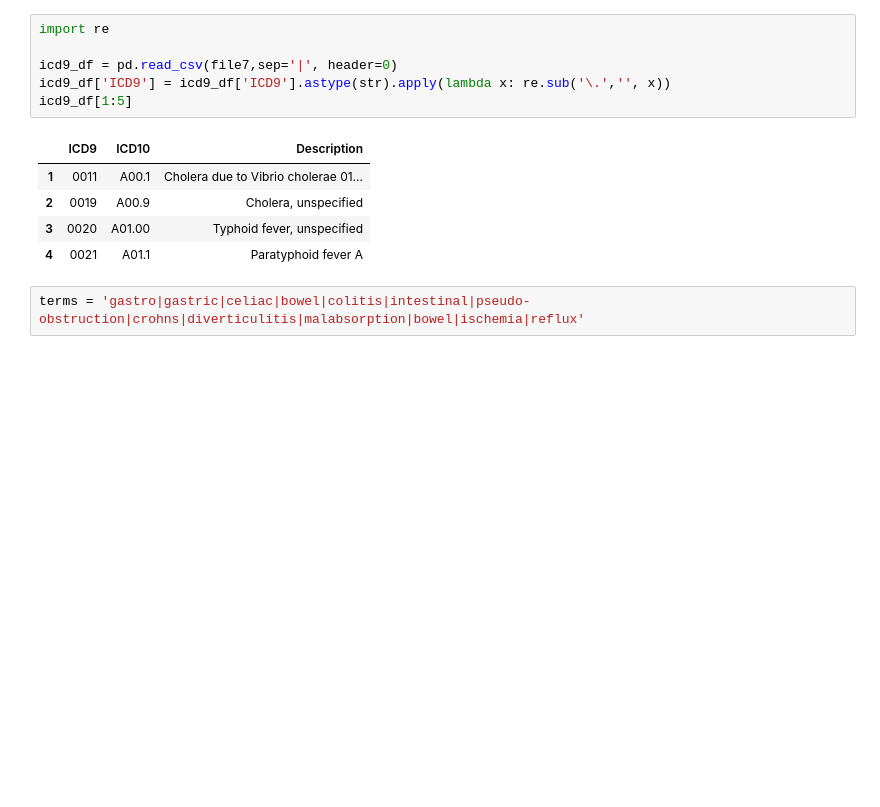
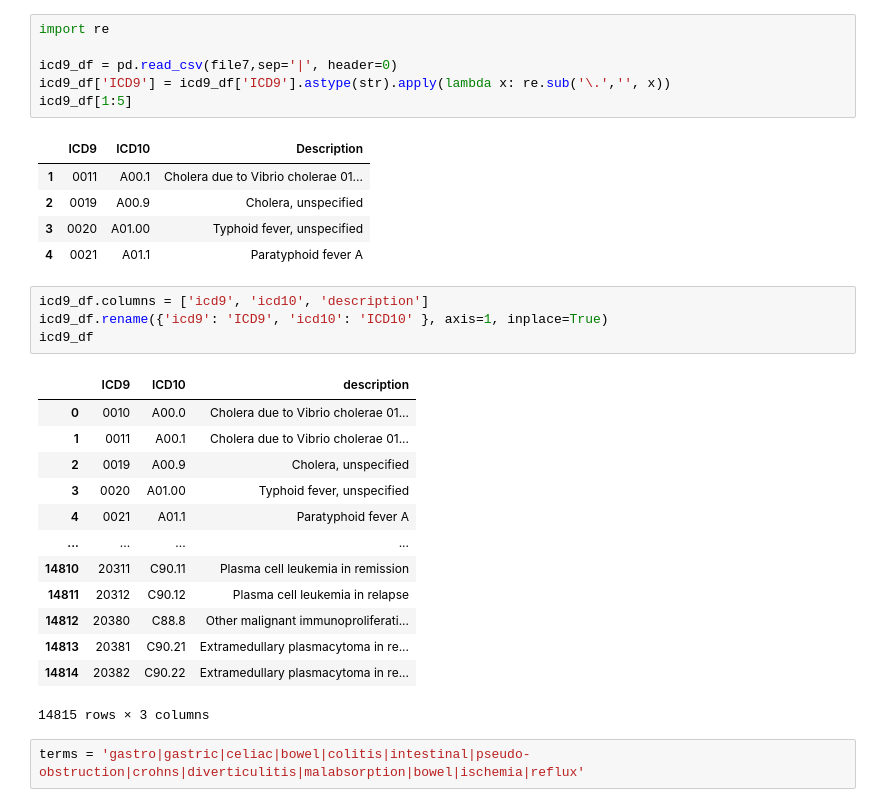
Before and after one commit to rdpratti/Medical-MIMIC-Research, a Jupyter notebook: Notebooks/MIMIC-Notes-EDA.ipynb, the cells around one changed output. Saved outputs shown, nothing was run; the diff lists cells and outputs as text; blank space fills up the shorter version.

```diff
--- a/Notebooks/MIMIC-Notes-EDA.ipynb
+++ b/Notebooks/MIMIC-Notes-EDA.ipynb
@@ -42,6 +42,24 @@ icd9_df[1:5]
 | 2 | 0019 | A00.9 | Cholera, unspecified |
 | 3 | 0020 | A01.00 | Typhoid fever, unspecified |
 | 4 | 0021 | A01.1 | Paratyphoid fever A |
+# %%
+icd9_df.columns = ['icd9', 'icd10', 'description']
+icd9_df.rename({'icd9': 'ICD9', 'icd10': 'ICD10' }, axis=1, inplace=True)
+icd9_df
+# %% [output]
+|  | ICD9 | ICD10 | description |
+| 0 | 0010 | A00.0 | Cholera due to Vibrio cholerae 01... |
+| 1 | 0011 | A00.1 | Cholera due to Vibrio cholerae 01... |
+| 2 | 0019 | A00.9 | Cholera, unspecified |
+| 3 | 0020 | A01.00 | Typhoid fever, unspecified |
+| 4 | 0021 | A01.1 | Paratyphoid fever A |
+| ... | ... | ... | ... |
+| 14810 | 20311 | C90.11 | Plasma cell leukemia in remission |
+| 14811 | 20312 | C90.12 | Plasma cell leukemia in relapse |
+| 14812 | 20380 | C88.8 | Other malignant immunoproliferati... |
+| 14813 | 20381 | C90.21 | Extramedullary plasmacytoma in re... |
+| 14814 | 20382 | C90.22 | Extramedullary plasmacytoma in re... |
+14815 rows × 3 columns
 # %%
 terms = 'gastro|gastric|celiac|bowel|colitis|intestinal|pseudo-obstruction|crohns|diverticulitis|malabsorption|bowel|ischemia|reflux'
 # %% [markdown]
```
Also changed, not shown: parts of 31 cells of this notebook.
